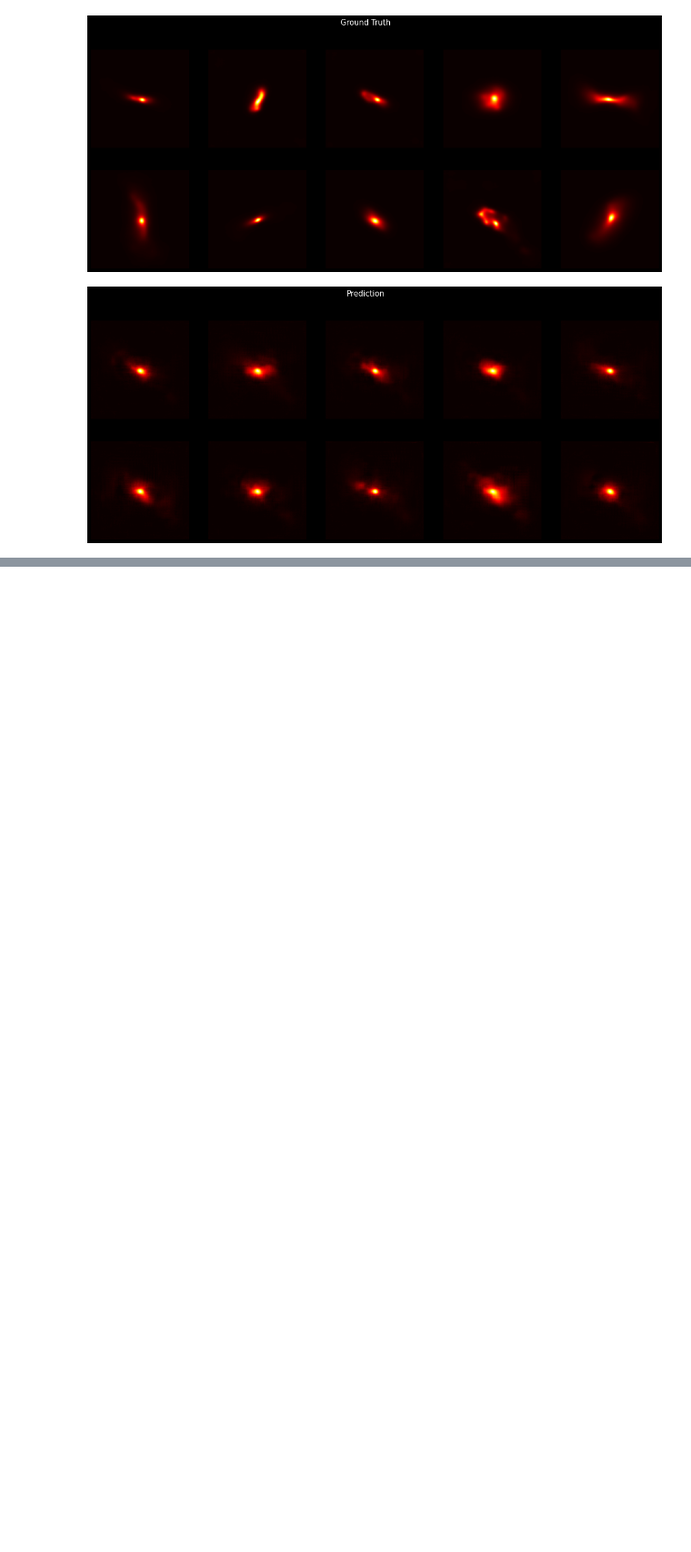
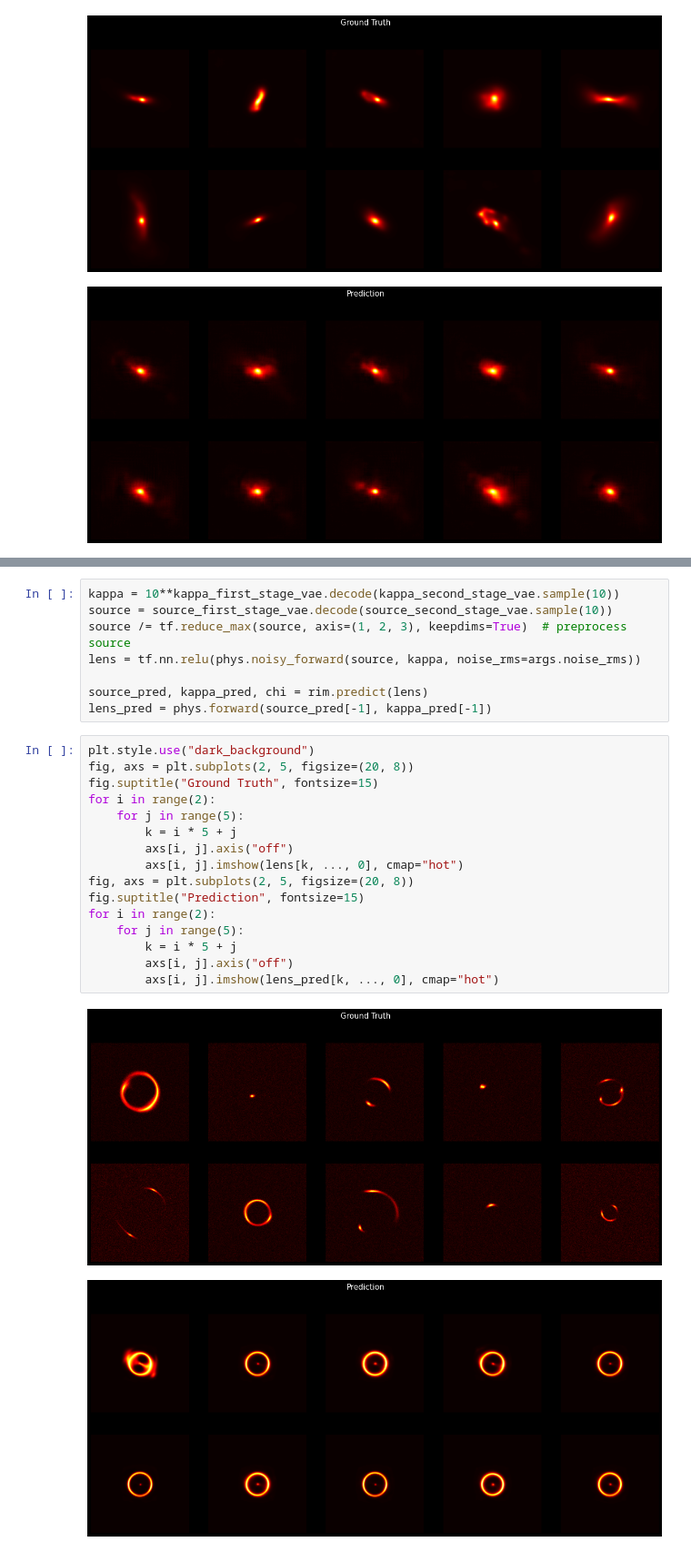
Before and after one commit to AlexandreAdam/Censai, a Jupyter notebook: notebooks/rim_results.ipynb, the cells around one changed output, grey strips where cells are left out. Shown at 91% size. Saved outputs shown, nothing was run; the diff lists cells and outputs as text; blank space fills up the shorter version.

```diff
--- a/notebooks/rim_results.ipynb
+++ b/notebooks/rim_results.ipynb
@@ -379,0 +478,27 @@ for i in range(2):
+# %%
+kappa = 10**kappa_first_stage_vae.decode(kappa_second_stage_vae.sample(10))
+source = source_first_stage_vae.decode(source_second_stage_vae.sample(10))
+source /= tf.reduce_max(source, axis=(1, 2, 3), keepdims=True)  # preprocess source
+lens = tf.nn.relu(phys.noisy_forward(source, kappa, noise_rms=args.noise_rms))
+
+source_pred, kappa_pred, chi = rim.predict(lens)
+lens_pred = phys.forward(source_pred[-1], kappa_pred[-1])
+# %%
+plt.style.use("dark_background")
+fig, axs = plt.subplots(2, 5, figsize=(20, 8))
+fig.suptitle("Ground Truth", fontsize=15)
+for i in range(2):
+    for j in range(5):
+        k = i * 5 + j
+        axs[i, j].axis("off")
+        axs[i, j].imshow(lens[k, ..., 0], cmap="hot")
+fig, axs = plt.subplots(2, 5, figsize=(20, 8))
+fig.suptitle("Prediction", fontsize=15)
+for i in range(2):
+    for j in range(5):
+        k = i * 5 + j
+        axs[i, j].axis("off")
+        axs[i, j].imshow(lens_pred[k, ..., 0], cmap="hot")
+# %% [output]
+[figure, added]
+[figure, added]
```
Also changed, not shown: parts of 6 cells of this notebook, 4 other files.
